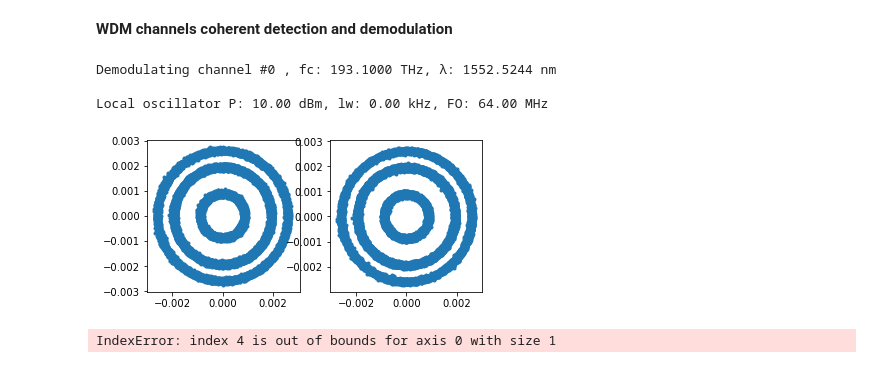
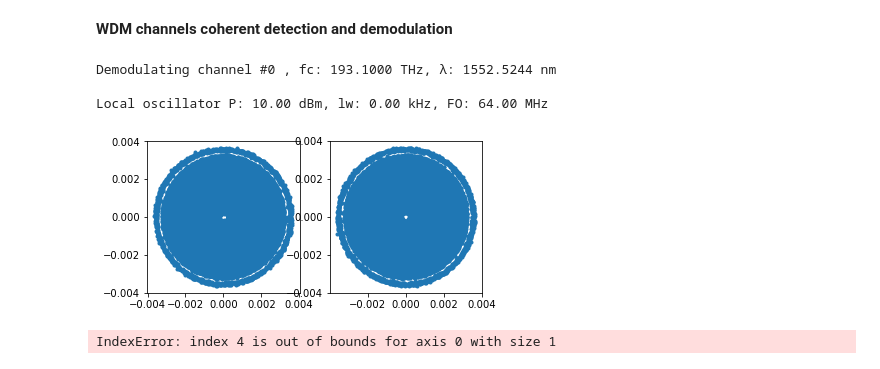
Before and after one commit to edsonportosilva/OptiCommPy, a Jupyter notebook: jupyter notebooks/Adaptive equalization.ipynb, the cells around one changed output. Saved outputs shown, nothing was run; the diff lists cells and outputs as text; code cells hidden in the pictures.

```diff
--- a/jupyter notebooks/Adaptive equalization.ipynb
+++ b/jupyter notebooks/Adaptive equalization.ipynb
@@ -167,35 +167,35 @@ symbTx = transmSymbols[:,:,chIndex]
 
 # local oscillator (LO) parameters:
 FO      = 64e6                  # frequency offset
 Δf_lo   = freqGrid[chIndex]+FO  # downshift of the channel to be demodulated
 lw      = 0*100e3               # linewidth
 Plo_dBm = 10                    # power in dBm
 Plo     = 10**(Plo_dBm/10)*1e-3 # power in W
 ϕ_lo    = 0                     # initial phase in rad
 
 print('Local oscillator P: %.2f dBm, lw: %.2f kHz, FO: %.2f MHz\n'\
       %(Plo_dBm, lw/1e3, FO/1e6))
 
 # generate LO field
 π       = np.pi
 t       = np.arange(0, len(sigWDM))*Ta
 ϕ_pn_lo = phaseNoise(lw, len(sigWDM), Ta)
 sigLO   = np.sqrt(Plo)*np.exp(1j*(2*π*Δf_lo*t + ϕ_lo + ϕ_pn_lo))
 
 # polarization multiplexed coherent optical receiver
-sigRx = pdmCoherentReceiver(sigWDM, sigLO, θsig=0, Rdx=1, Rdy=1)
+sigRx = pdmCoherentReceiver(sigWDM, sigLO, θsig=π/3, Rdx=1, Rdy=1)
 
 fig, (ax1, ax2) = plt.subplots(1, 2)
 
 ax1.plot(sigRx[0::param.SpS,0].real, sigRx[0::param.SpS,0].imag,'.')
 ax1.axis('square');
 ax2.plot(sigRx[0::param.SpS,1].real, sigRx[0::param.SpS,1].imag,'.')
 ax2.axis('square');
 # %% [output]
 Demodulating channel #0 , fc: 193.1000 THz, λ: 1552.5244 nm
 
 Local oscillator P: 10.00 dBm, lw: 0.00 kHz, FO: 64.00 MHz
-[figure, old version]
+[figure, new version]
 # %%
 # Rx filtering
 
```
Also changed, not shown: parts of 4 cells of this notebook, 1 other file.
